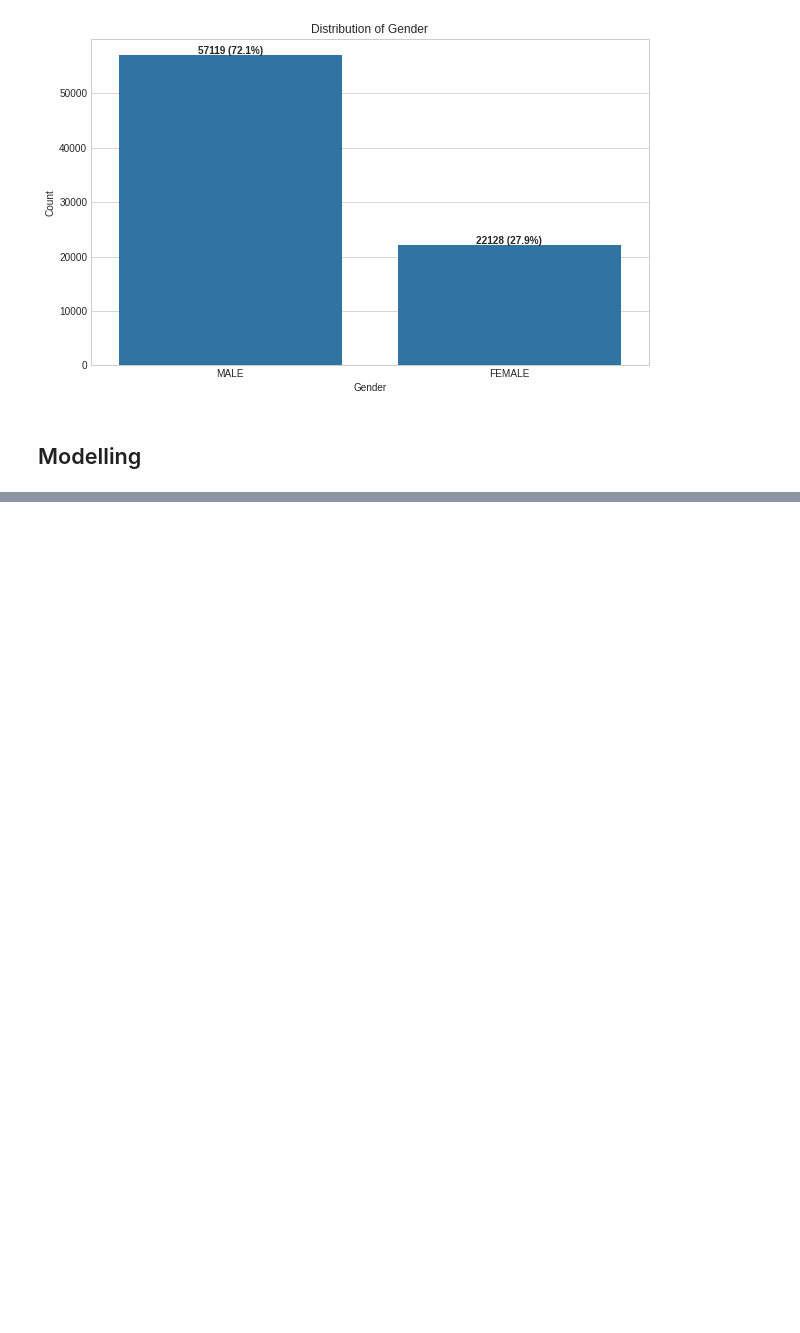
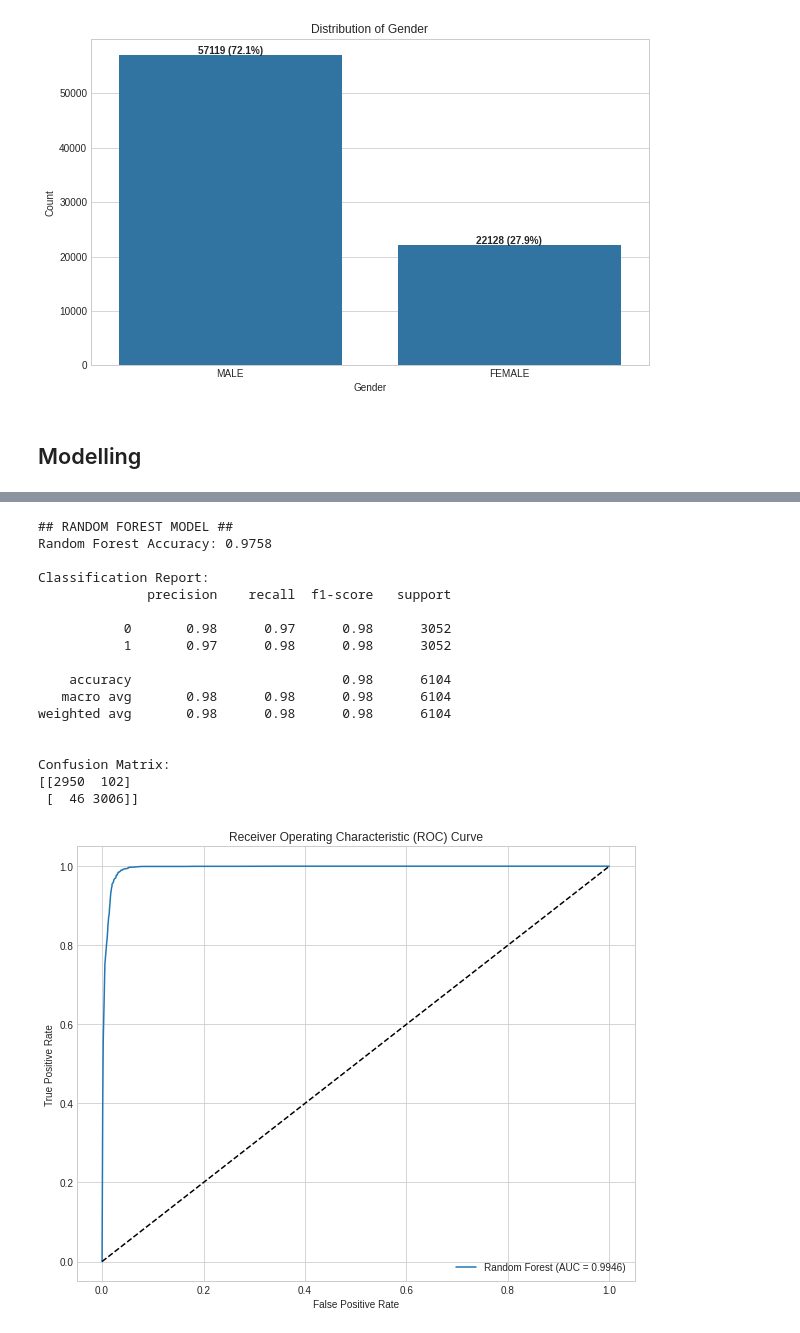
Before and after one commit to KaiFa254/SmartLender, a Jupyter notebook: notebooks/Alex.ipynb, the cells around one changed output, grey strips where cells are left out. Saved outputs shown, nothing was run; the diff lists cells and outputs as text; code cells hidden in the pictures; blank space fills up the shorter version.

```diff
--- a/notebooks/Alex.ipynb
+++ b/notebooks/Alex.ipynb
@@ -1001,0 +976,64 @@ weighted avg       0.98      0.98      0.98     15850
+# %%
+# RANDOM FOREST MODEL
+print("\n## RANDOM FOREST MODEL ##")
+
+from sklearn.ensemble import RandomForestClassifier
+
+# Initialize the Random Forest model
+rf_model = RandomForestClassifier(n_estimators=100, random_state=42)
+
+# Train the model
+rf_model.fit(X_train, y_train)
+
+# Make predictions
+rf_pred = rf_model.predict(X_test)
+rf_pred_prob = rf_model.predict_proba(X_test)[:, 1]
+
+# Evaluate the model
+rf_accuracy = accuracy_score(y_test, rf_pred)
+print(f"Random Forest Accuracy: {rf_accuracy:.4f}")
+
+print("\nClassification Report:")
+print(classification_report(y_test, rf_pred))
+
+print("\nConfusion Matrix:")
+print(confusion_matrix(y_test, rf_pred))
+
+# Plot ROC curve
+plt.figure(figsize=(10, 8))
+fpr, tpr, _ = roc_curve(y_test, rf_pred_prob)
+roc_auc = auc(fpr, tpr)
+
+plt.plot(fpr, tpr, label=f'Random Forest (AUC = {roc_auc:.4f})')
+plt.plot([0, 1], [0, 1], 'k--')
+plt.xlabel('False Positive Rate')
+plt.ylabel('True Positive Rate')
+plt.title('Receiver Operating Characteristic (ROC) Curve')
+plt.legend(loc='lower right')
+plt.show()
+
+# Check feature importance
+rf_feature_importances = pd.Series(rf_model.feature_importances_, index=X_train.columns)
+top_15_features = rf_feature_importances.sort_values(ascending=False).head(15)
+
+print("\nRandom Forest Feature Importance (top 15):")
+print(top_15_features)
+# %% [output]
+## RANDOM FOREST MODEL ##
+Random Forest Accuracy: 0.9758
+
+Classification Report:
+              precision    recall  f1-score   support
+
+           0       0.98      0.97      0.98      3052
+           1       0.97      0.98      0.98      3052
+
+    accuracy                           0.98      6104
+   macro avg       0.98      0.98      0.98      6104
+weighted avg       0.98      0.98      0.98      6104
+
+
+Confusion Matrix:
+[[2950  102]
+ [  46 3006]]
+[figure, added]
```
Also changed, not shown: parts of 20 cells of this notebook.
